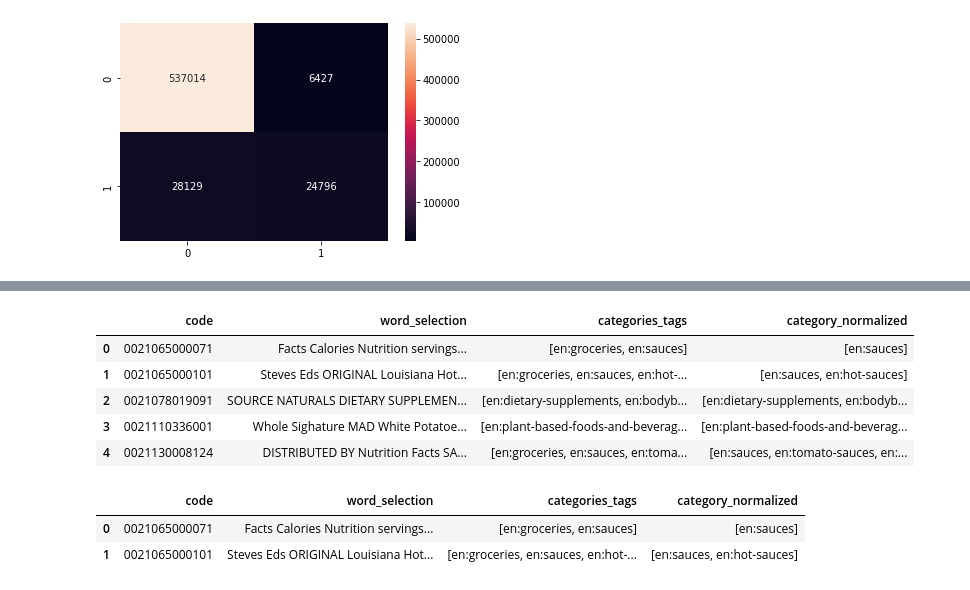
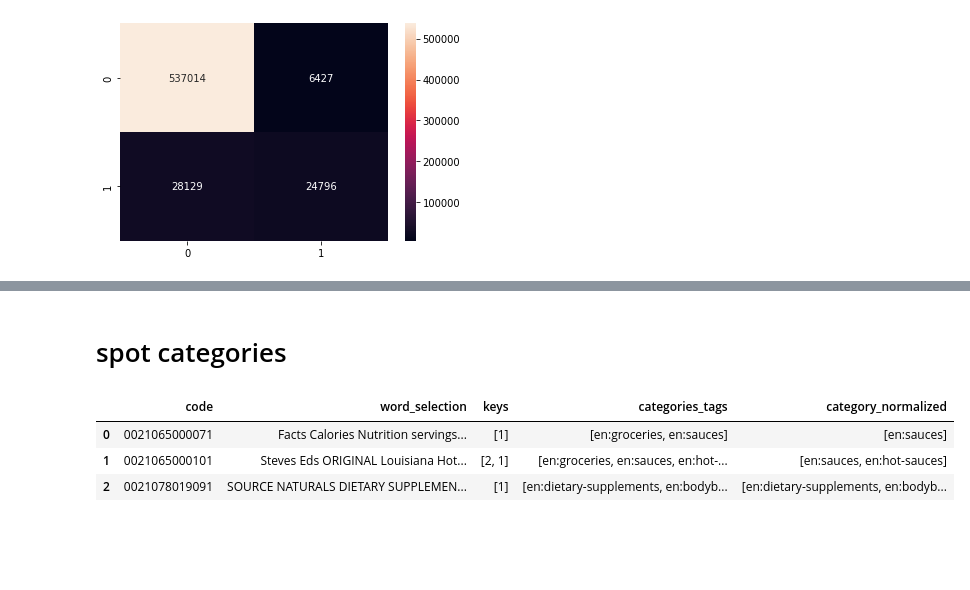
Before and after one commit to AnisZakari/dataforgood_ocr, a Jupyter notebook: train.ipynb, the cells around one changed output, grey strips where cells are left out. Cells and saved outputs as stored; diff of their text form; code cells hidden in the pictures; blank space fills up the shorter version.

```diff
--- a/train.ipynb
+++ b/train.ipynb
@@ -22,10 +22,11 @@ with gzip.open(path_products) as f:
 df_categories = pd.DataFrame(rows, columns = ["code", "categories_tags"]).set_index("code", drop = True)
 # %%
 df = pd.read_pickle(path_dataset)
+df = df.drop_duplicates(subset = "code")
 empty_or_noise = df["word_selection"].str.len() < 10
 print("noise or empty lines:", empty_or_noise.sum())
 df = df[~empty_or_noise]
-dataset = df[["code", "word_selection"]]
+dataset = df[["code", "word_selection", "keys"]]
 dataset = dataset.merge(df_categories, left_on="code", right_on="code")
 print(dataset.shape)
 del df
@@ -393,0 +605,2 @@ dataset = dataset.loc[filter, :].copy()
+# %% [markdown]
+# spot categories
@@ -399,15 +620,7 @@ y_labels_matrix =  mlb.fit_transform(dataset["category_normalized"])
 # %%
-dataset.head()
+dataset.head(3)
 # %% [output]
-|  | code | word_selection | categories_tags | category_normalized |
-| 0 | 0021065000071 | Facts Calories Nutrition servings... | [en:groceries, en:sauces] | [en:sauces] |
-| 1 | 0021065000101 | Steves Eds ORIGINAL Louisiana Hot... | [en:groceries, en:sauces, en:hot-... | [en:sauces, en:hot-sauces] |
-| 2 | 0021078019091 | SOURCE NATURALS DIETARY SUPPLEMEN... | [en:dietary-supplements, en:bodyb... | [en:dietary-supplements, en:bodyb... |
-| 3 | 0021110336001 | Whole Sighature MAD White Potatoe... | [en:plant-based-foods-and-beverag... | [en:plant-based-foods-and-beverag... |
-| 4 | 0021130008124 | DISTRIBUTED BY Nutrition Facts SA... | [en:groceries, en:sauces, en:toma... | [en:sauces, en:tomato-sauces, en:... |
+|  | code | word_selection | keys | categories_tags | category_normalized |
+| 0 | 0021065000071 | Facts Calories Nutrition servings... | [1] | [en:groceries, en:sauces] | [en:sauces] |
+| 1 | 0021065000101 | Steves Eds ORIGINAL Louisiana Hot... | [2, 1] | [en:groceries, en:sauces, en:hot-... | [en:sauces, en:hot-sauces] |
+| 2 | 0021078019091 | SOURCE NATURALS DIETARY SUPPLEMEN... | [1] | [en:dietary-supplements, en:bodyb... | [en:dietary-supplements, en:bodyb... |
-# %%
-dataset.head(2)
-# %% [output]
-|  | code | word_selection | categories_tags | category_normalized |
-| 0 | 0021065000071 | Facts Calories Nutrition servings... | [en:groceries, en:sauces] | [en:sauces] |
-| 1 | 0021065000101 | Steves Eds ORIGINAL Louisiana Hot... | [en:groceries, en:sauces, en:hot-... | [en:sauces, en:hot-sauces] |
```
Also changed, not shown: parts of 65 cells of this notebook, 5 other files.
